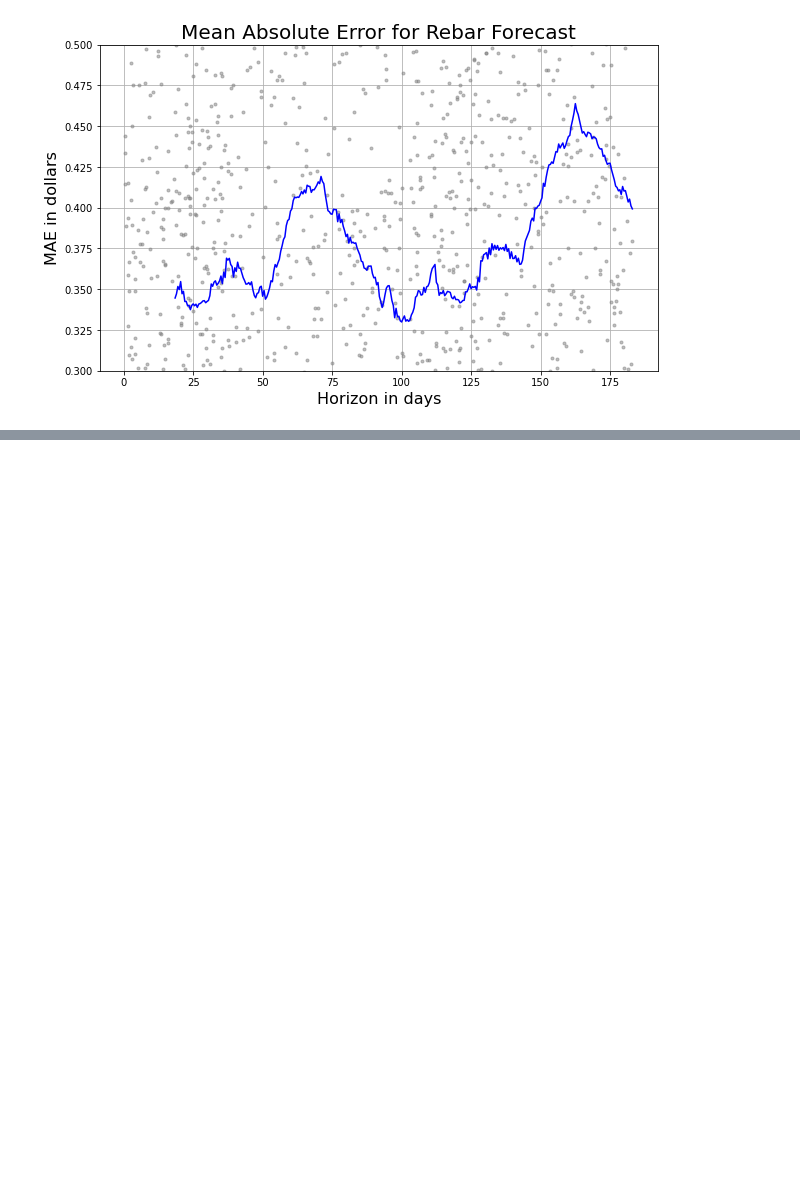
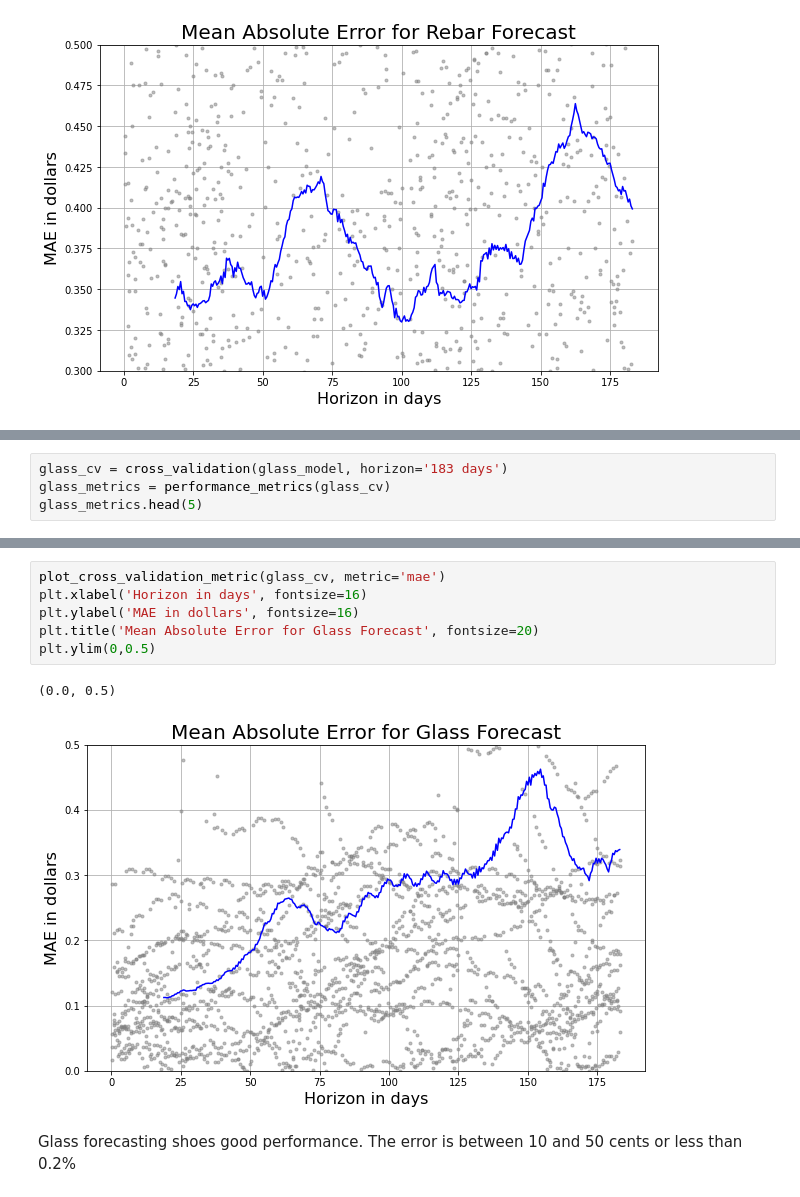
Before and after one commit to BlitzenPrancer/Core-Construction-Material-Cost-Forecasting-Project, a Jupyter notebook: Core_Construction_Material_Cost_Forecasting_Project.ipynb, the cells around one changed output, grey strips where cells are left out. Drawn from its saved outputs; the diff is of its cells as text; blank space fills up the shorter version.

```diff
--- a/Core_Construction_Material_Cost_Forecasting_Project.ipynb
+++ b/Core_Construction_Material_Cost_Forecasting_Project.ipynb
@@ -335,0 +417,4 @@ plt.ylim(0.3, 0.5)
+# %%
+glass_cv = cross_validation(glass_model, horizon='183 days')
+glass_metrics = performance_metrics(glass_cv)
+glass_metrics.head(5)
@@ -335,0 +429,12 @@ plt.ylim(0.3, 0.5)
+# %%
+plot_cross_validation_metric(glass_cv, metric='mae')
+plt.xlabel('Horizon in days', fontsize=16)
+plt.ylabel('MAE in dollars', fontsize=16)
+plt.title('Mean Absolute Error for Glass Forecast', fontsize=20)
+plt.ylim(0,0.5)
+# %% [output]
+(0.0, 0.5)
+[figure, added]
+# %% [markdown]
+
+Glass forecasting shoes good performance. The error is between 10 and 50 cents or less than 0.2%
```
Also changed, not shown: parts of 9 cells of this notebook.
